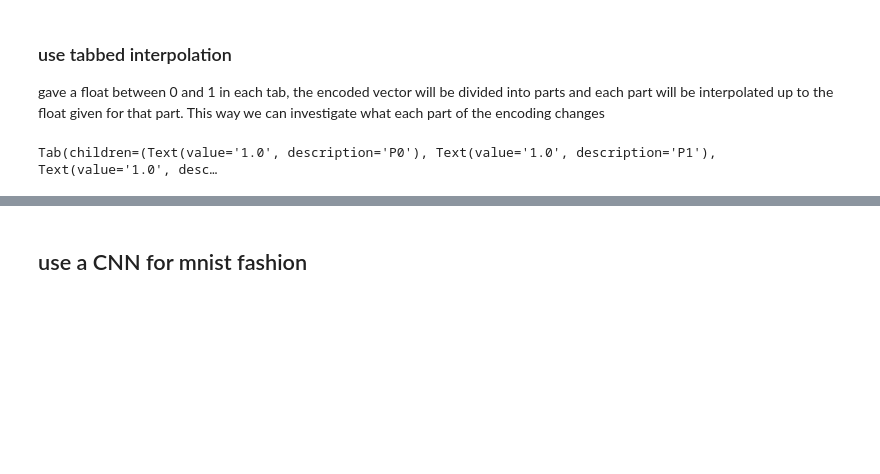
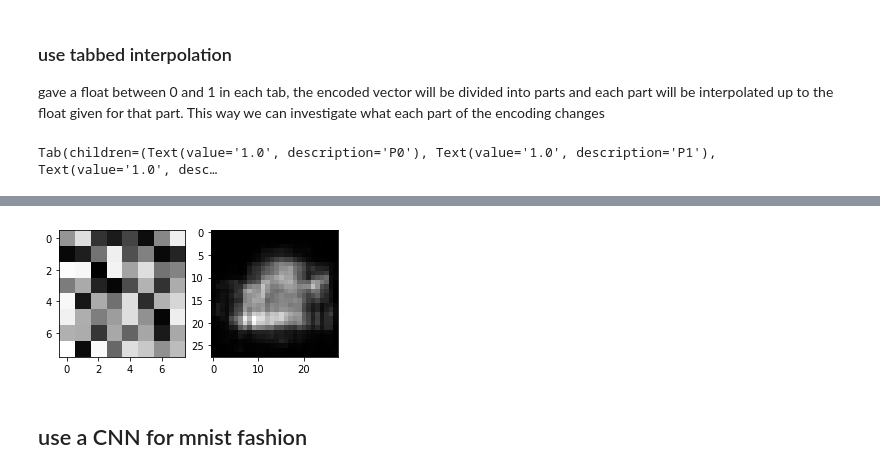
Before and after one commit to luca-arts/luca-arts.github.io, a Jupyter notebook: Animal_faces_latent_interpolation.ipynb, the cells around one changed output, grey strips where cells are left out. Cells and saved outputs as stored; diff of their text form; code cells hidden in the pictures; blank space fills up the shorter version.

```diff
--- a/Animal_faces_latent_interpolation.ipynb
+++ b/Animal_faces_latent_interpolation.ipynb
@@ -318,3 +318,18 @@ show_interpolation(x_test, img1_nr, img2_nr, mnist_autoencoder.encoder, mnist_au
+# %%
+## let's create a random plot
+random_vector = np.random.rand(1,64)
+random_img = mnist_autoencoder.decoder.predict(random_vector).reshape(28,28)
+
+plt.figure(figsize=(5, 5))
+ax = plt.subplot(1,2, 1)
+plt.imshow(random_vector.reshape(8,8))
+plt.gray()
+ax = plt.subplot(1,2,2)
+plt.imshow(random_img)
+plt.gray()
+plt.show()
+# %% [output]
+[figure, added]
 # %% [markdown]
 ## use a CNN for mnist fashion
 # %%
```
Also changed, not shown: parts of 2 cells of this notebook.
